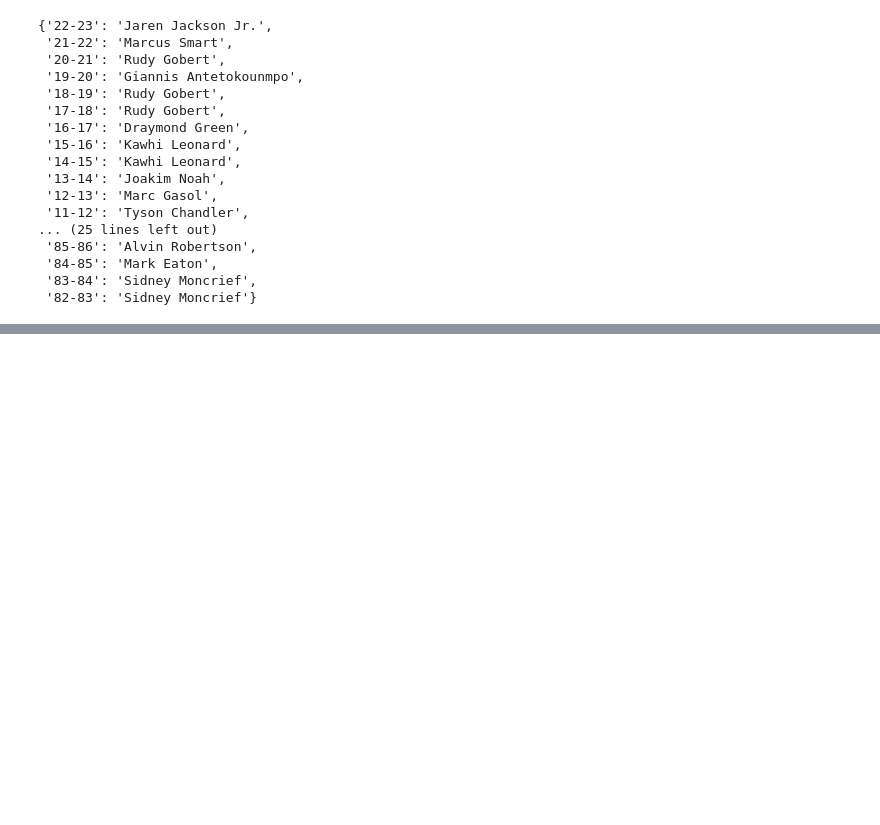
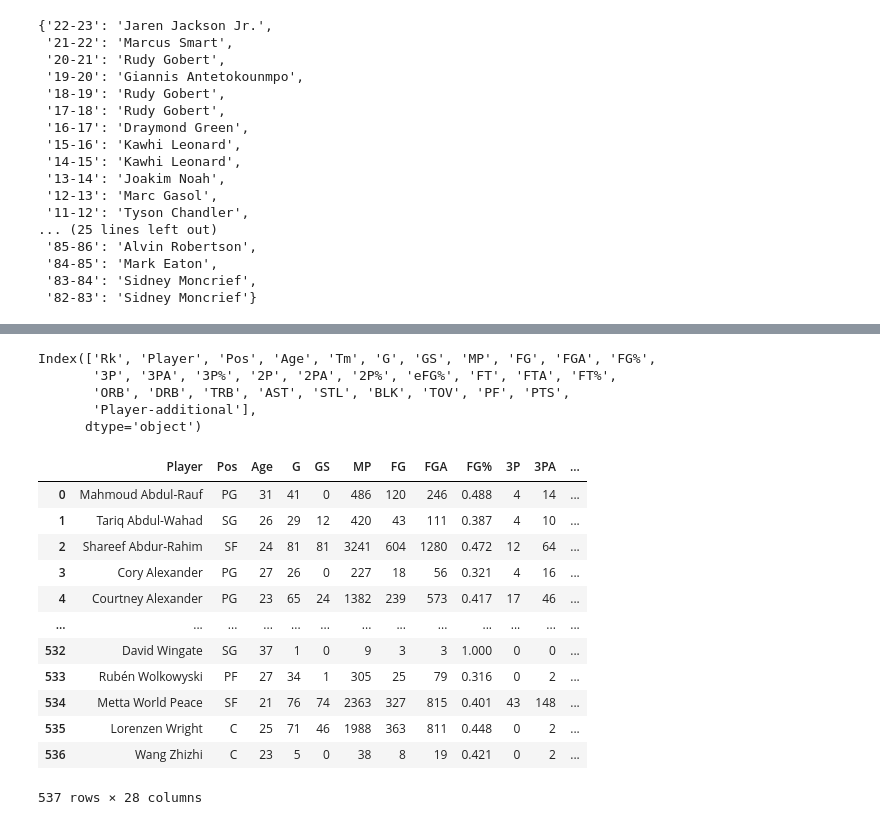
Before and after one commit to Johnchae09/COMP_5360, a Jupyter notebook: data_import/Import_player_data02.ipynb, the cells around one changed output, grey strips where cells are left out. Cells and saved outputs as stored; diff of their text form; code cells hidden in the pictures; blank space fills up the shorter version.

```diff
--- a/data_import/Import_player_data02.ipynb
+++ b/data_import/Import_player_data02.ipynb
@@ -150,3 +150,8 @@ season_defensive_dict
  '84-85': 'Mark Eaton',
  '83-84': 'Sidney Moncrief',
  '82-83': 'Sidney Moncrief'}
+# %%
+pd.set_option('display.max_columns', None)
+df = pd.read_csv(os.path.join(data_directory,files[0]))
+player_duplicate = df['Player'].value_counts()
+player_duplicate
@@ -152,0 +172,25 @@ season_defensive_dict
+# %%
+df.columns
+# %% [output]
+Index(['Rk', 'Player', 'Pos', 'Age', 'Tm', 'G', 'GS', 'MP', 'FG', 'FGA', 'FG%',
+       '3P', '3PA', '3P%', '2P', '2PA', '2P%', 'eFG%', 'FT', 'FTA', 'FT%',
+       'ORB', 'DRB', 'TRB', 'AST', 'STL', 'BLK', 'TOV', 'PF', 'PTS',
+       'Player-additional'],
+      dtype='object')
+# %%
+df = df.drop(columns = ['Rk','Player-additional','Tm'])
+df
+# %% [output]
+|  | Player | Pos | Age | G | GS | MP | FG | FGA | FG% | 3P | 3PA | ... |
+| 0 | Mahmoud Abdul-Rauf | PG | 31 | 41 | 0 | 486 | 120 | 246 | 0.488 | 4 | 14 | ... |
+| 1 | Tariq Abdul-Wahad | SG | 26 | 29 | 12 | 420 | 43 | 111 | 0.387 | 4 | 10 | ... |
+| 2 | Shareef Abdur-Rahim | SF | 24 | 81 | 81 | 3241 | 604 | 1280 | 0.472 | 12 | 64 | ... |
+| 3 | Cory Alexander | PG | 27 | 26 | 0 | 227 | 18 | 56 | 0.321 | 4 | 16 | ... |
+| 4 | Courtney Alexander | PG | 23 | 65 | 24 | 1382 | 239 | 573 | 0.417 | 17 | 46 | ... |
+| ... | ... | ... | ... | ... | ... | ... | ... | ... | ... | ... | ... | ... |
+| 532 | David Wingate | SG | 37 | 1 | 0 | 9 | 3 | 3 | 1.000 | 0 | 0 | ... |
+| 533 | Rubén Wolkowyski | PF | 27 | 34 | 1 | 305 | 25 | 79 | 0.316 | 0 | 2 | ... |
+| 534 | Metta World Peace | SF | 21 | 76 | 74 | 2363 | 327 | 815 | 0.401 | 43 | 148 | ... |
+| 535 | Lorenzen Wright | C | 25 | 71 | 46 | 1988 | 363 | 811 | 0.448 | 0 | 2 | ... |
+| 536 | Wang Zhizhi | C | 23 | 5 | 0 | 38 | 8 | 19 | 0.421 | 0 | 2 | ... |
+537 rows × 28 columns
```
Also changed, not shown: parts of 6 cells of this notebook, 4 other files.
